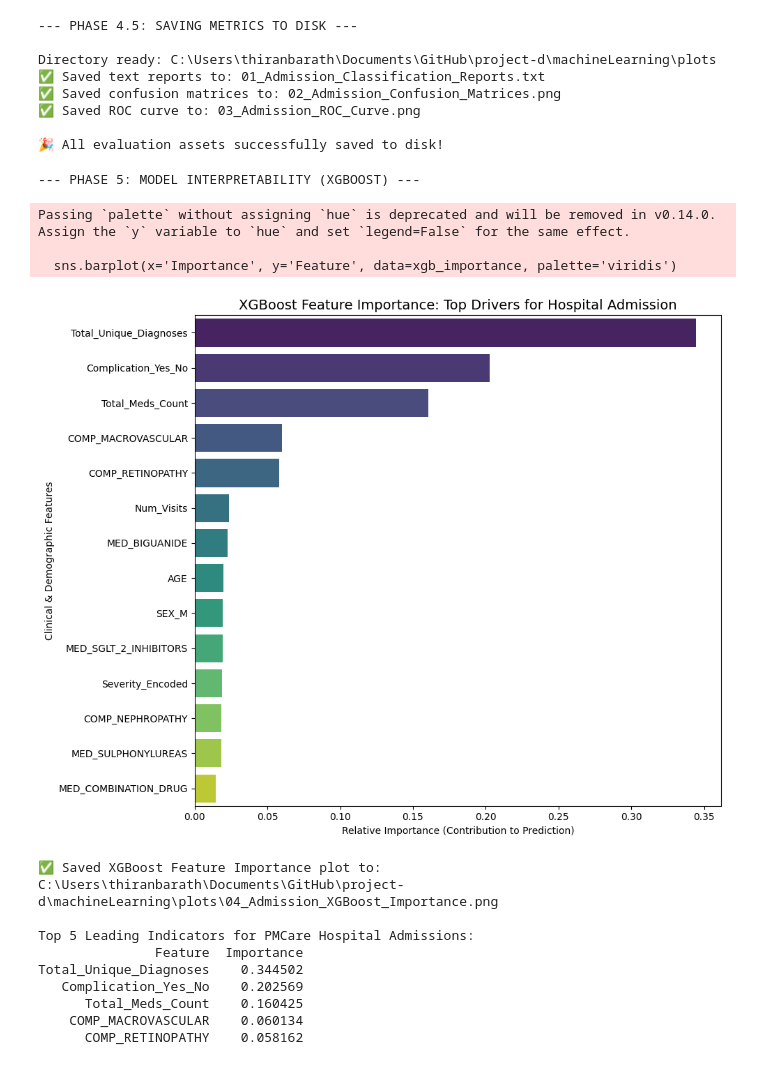
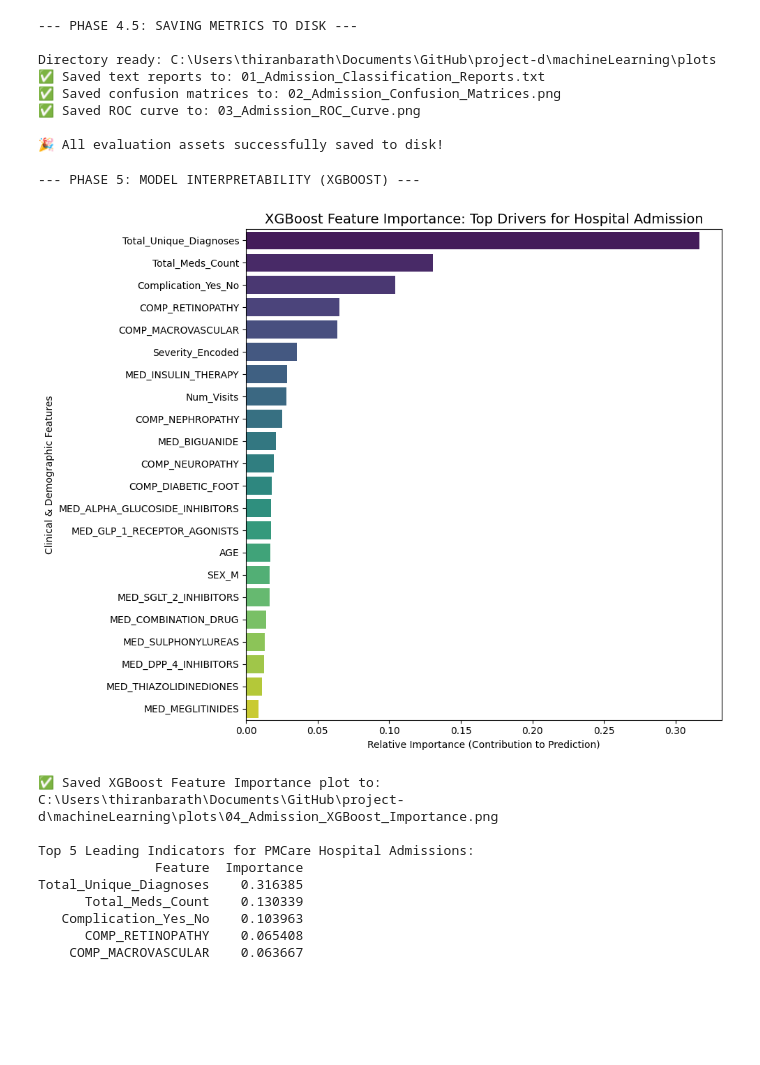
Before and after one commit to thrn247/project-d, a Jupyter notebook: machineLearning/source code/02_ML_Model_Admission.ipynb, the cells around one changed output. Saved outputs shown, nothing was run; the diff lists cells and outputs as text; code cells hidden in the pictures; blank space fills up the shorter version.

```diff
--- a/machineLearning/source code/02_ML_Model_Admission.ipynb
+++ b/machineLearning/source code/02_ML_Model_Admission.ipynb
@@ -188,13 +189,34 @@ Training Random Forest...
 # %%
 # --- 3. XGBoost ---
-print("Training XGBoost...")
+print(chr(10) + "Training & Tuning XGBoost...")
 start_time = time.time()
-xgb_model = XGBClassifier(
+
+# Define Parameter Grid
+xgb_param_grid = {
+    'max_depth': [3, 5, 7],
+    'learning_rate': [0.01, 0.05, 0.1, 0.2],
+    'n_estimators': [100, 200, 300],
+    'subsample': [0.8, 0.9, 1.0],
+    'colsample_bytree': [0.8, 0.9, 1.0]
+}
+
+# Initialize RandomizedSearchCV
+xgb_tuned = RandomizedSearchCV(
+    XGBClassifier(scale_pos_weight=scale_weight, eval_metric='logloss'),
+    param_distributions=xgb_param_grid,
+    n_iter=10,
+    scoring='f1',
+    cv=cv,
     random_state=42,
-    scale_pos_weight=scale_weight,
-    eval_metric='logloss',
     n_jobs=-1
 )
-xgb_model.fit(X_train_final, y_train)
-print(f"✅ XGBoost Trained in {time.time() - start_time:.2f} seconds")
+
+# Fit the tuner
+xgb_tuned.fit(X_train_final, y_train)
+
+# Extract the best model
+xgb_model = xgb_tuned.best_estimator_
+
+print(f"✅ XGBoost Tuned & Trained in {time.time() - start_time:.2f} seconds")
+print(f"🏆 XGBoost Best Parameters: {xgb_tuned.best_params_}")
 # %% [output]
@@ -392,44 +451,41 @@ import matplotlib.pyplot as plt
 import seaborn as sns
 import os
 
 print("--- PHASE 5: MODEL INTERPRETABILITY (XGBOOST) ---\n")
 
 # 1. Extract the feature importance scores directly from the trained XGBoost model
 xgb_importance = pd.DataFrame({
     'Feature': X_train_final.columns,
     'Importance': xgb_model.feature_importances_
 }).sort_values(by='Importance', ascending=False)
 
 # 2. Plot the results
 plt.figure(figsize=(10, 8))
-sns.barplot(x='Importance', y='Feature', data=xgb_importance, palette='viridis')
+sns.barplot(x='Importance', y='Feature', data=xgb_importance, hue='Feature', palette='viridis', legend=False)
 plt.title('XGBoost Feature Importance: Top Drivers for Hospital Admission', fontsize=14)
 plt.xlabel('Relative Importance (Contribution to Prediction)')
 plt.ylabel('Clinical & Demographic Features')
 plt.tight_layout()
 
 # 3. Save the plot to your plots folder
 plots_dir = os.path.join(base_path, "machineLearning", "plots")
 importance_path = os.path.join(plots_dir, "04_Admission_XGBoost_Importance.png")
 plt.savefig(importance_path, dpi=300)
 plt.show()
 
 print(f"✅ Saved XGBoost Feature Importance plot to: {importance_path}\n")
 
 print("Top 5 Leading Indicators for PMCare Hospital Admissions:")
 print(xgb_importance.head(5).to_string(index=False))
 # %% [output]
 --- PHASE 5: MODEL INTERPRETABILITY (XGBOOST) ---
+[figure, new version]
-Passing `palette` without assigning `hue` is deprecated and will be removed in v0.14.0. Assign the `y` variable to `hue` and set `legend=False` for the same effect.
+✅ Saved XGBoost Feature Importance plot to: C:\Users\thiranbarath\Documents\GitHub\project-d\machineLearning\plots\04_Admission_XGBoost_Importance.png
 
-  sns.barplot(x='Importance', y='Feature', data=xgb_importance, palette='viridis')
+Top 5 Leading Indicators for PMCare Hospital Admissions:
+               Feature  Importance
+Total_Unique_Diagnoses    0.316385
+      Total_Meds_Count    0.130339
+   Complication_Yes_No    0.103963
+      COMP_RETINOPATHY    0.065408
+    COMP_MACROVASCULAR    0.063667
-[figure, old version]
-✅ Saved XGBoost Feature Importance plot to: C:\Users\thiranbarath\Documents\GitHub\project-d\machineLearning\plots\04_Admission_XGBoost_Importance.png
-
-Top 5 Leading Indicators for PMCare Hospital Admissions:
-               Feature  Importance
-Total_Unique_Diagnoses    0.344502
-   Complication_Yes_No    0.202569
-      Total_Meds_Count    0.160425
-    COMP_MACROVASCULAR    0.060134
-      COMP_RETINOPATHY    0.058162
```
Also changed, not shown: parts of 8 cells of this notebook, 13 other files.
